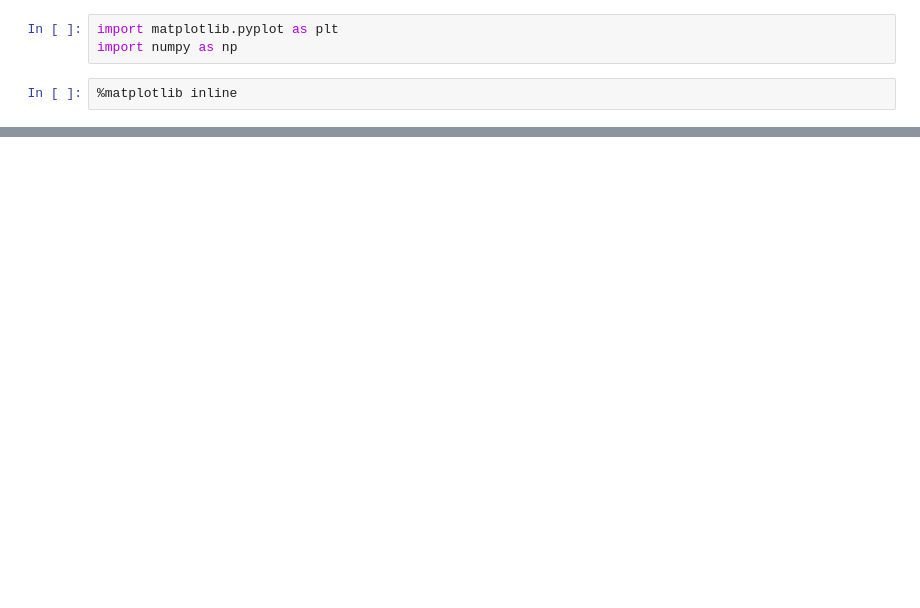
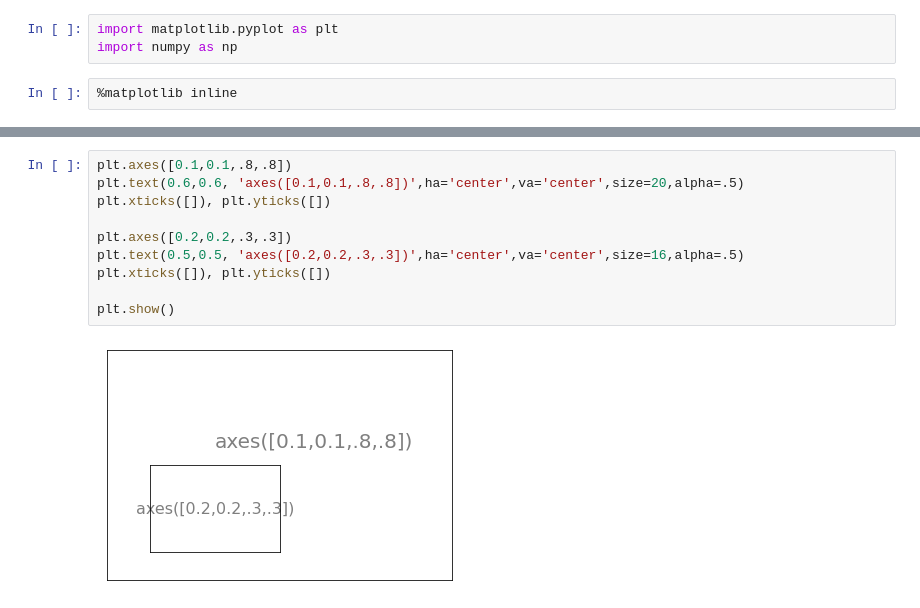
Before and after one commit to krittikaiitb/tutorials, a Jupyter notebook: Matplotlib 2/Matplotlib_II.ipynb, the cells around one changed output, grey strips where cells are left out. Cells and saved outputs as stored; diff of their text form; blank space fills up the shorter version.

```diff
--- a/Matplotlib 2/Matplotlib_II.ipynb
+++ b/Matplotlib 2/Matplotlib_II.ipynb
@@ -185,0 +120,12 @@ Now that we have seen different kinds of plots (but not all) pyplot can do, let
+# %%
+plt.axes([0.1,0.1,.8,.8])
+plt.text(0.6,0.6, 'axes([0.1,0.1,.8,.8])',ha='center',va='center',size=20,alpha=.5)
+plt.xticks([]), plt.yticks([])
+
+plt.axes([0.2,0.2,.3,.3])
+plt.text(0.5,0.5, 'axes([0.2,0.2,.3,.3])',ha='center',va='center',size=16,alpha=.5)
+plt.xticks([]), plt.yticks([])
+
+plt.show()
+# %% [output]
+[figure, added]
```
Also changed, not shown: parts of 54 cells of this notebook.
